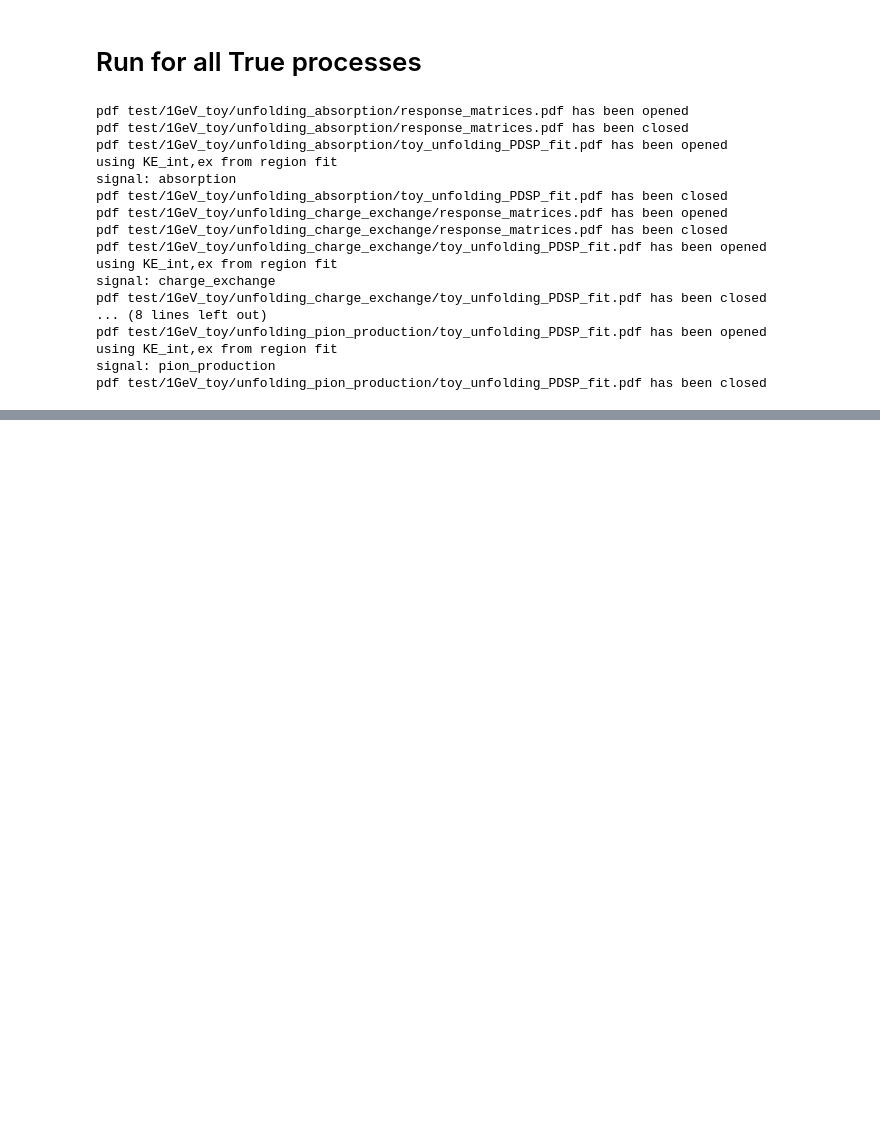
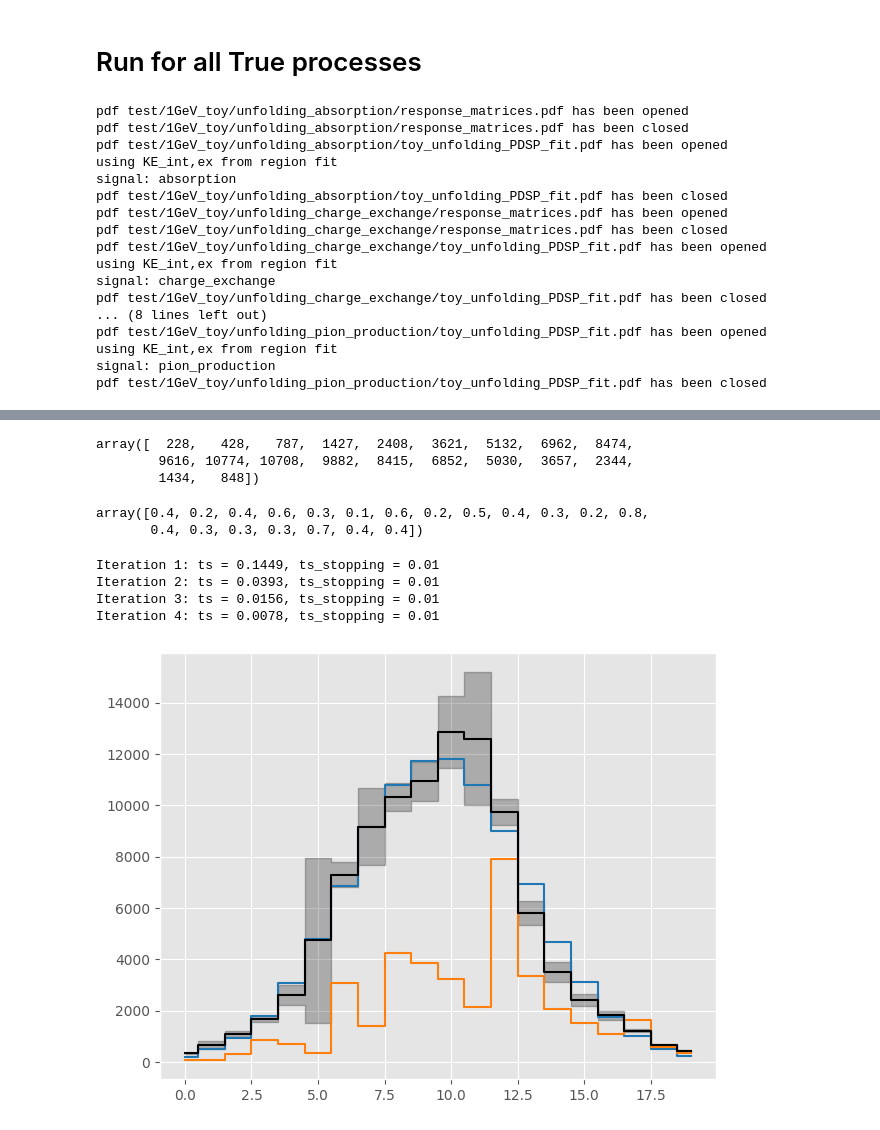
Before and after one commit to dlindebaum/pion-argon-xs-analysis, a Jupyter notebook: analysis/sandbox/cex_unfold.ipynb, the cells around one changed output, grey strips where cells are left out. Drawn from its saved outputs; the diff is of its cells as text; code cells hidden in the pictures; blank space fills up the shorter version.

```diff
--- a/analysis/sandbox/cex_unfold.ipynb
+++ b/analysis/sandbox/cex_unfold.ipynb
@@ -541,0 +571,36 @@ pdf test/1GeV_toy/unfolding_pion_production/toy_unfolding_PDSP_fit.pdf has been
+# %%
+data_observed, _ = np.histogram(observed_samples, bins=bins)
+data_observed
+# %% [output]
+array([  228,   428,   787,  1427,  2408,  3621,  5132,  6962,  8474,
+        9616, 10774, 10708,  9882,  8415,  6852,  5030,  3657,  2344,
+        1434,   848])
+# %%
+data_observed = data_observed * efficiencies
+data_observed_err = np.sqrt(data_observed)
+# %%
+response, response_err = cross_section.Unfold.ResponseMatrix(observed_samples, true_samples, bins, efficiencies)
+# %%
+response.sum(axis=0)
+# %% [output]
+array([0.4, 0.2, 0.4, 0.6, 0.3, 0.1, 0.6, 0.2, 0.5, 0.4, 0.3, 0.2, 0.8,
+       0.4, 0.3, 0.3, 0.3, 0.7, 0.4, 0.4])
+# %%
+unfolded_results = iterative_unfold(data=data_observed,
+                                    data_err=data_observed_err,
+                                    response=response,
+                                    response_err=response_err,
+                                    efficiencies=efficiencies,
+                                    efficiencies_err=efficiencies_err,
+                                    callbacks=[Logger()])
+# %% [output]
+Iteration 1: ts = 0.1449, ts_stopping = 0.01
+Iteration 2: ts = 0.0393, ts_stopping = 0.01
+Iteration 3: ts = 0.0156, ts_stopping = 0.01
+Iteration 4: ts = 0.0078, ts_stopping = 0.01
+# %%
+Plots.Plot(np.arange(num_bins), data_true, style = "step", color = "C0")
+Plots.Plot(np.arange(num_bins), data_observed, style = "step", newFigure = False, color = "C2")
+Plots.Plot(np.arange(num_bins), unfolded_results["unfolded"], yerr = unfolded_results["sys_err"], color = "k", style = "step", newFigure = False)
+# %% [output]
+[figure, added]
```
Also changed, not shown: parts of 15 cells of this notebook, 3 other files.
